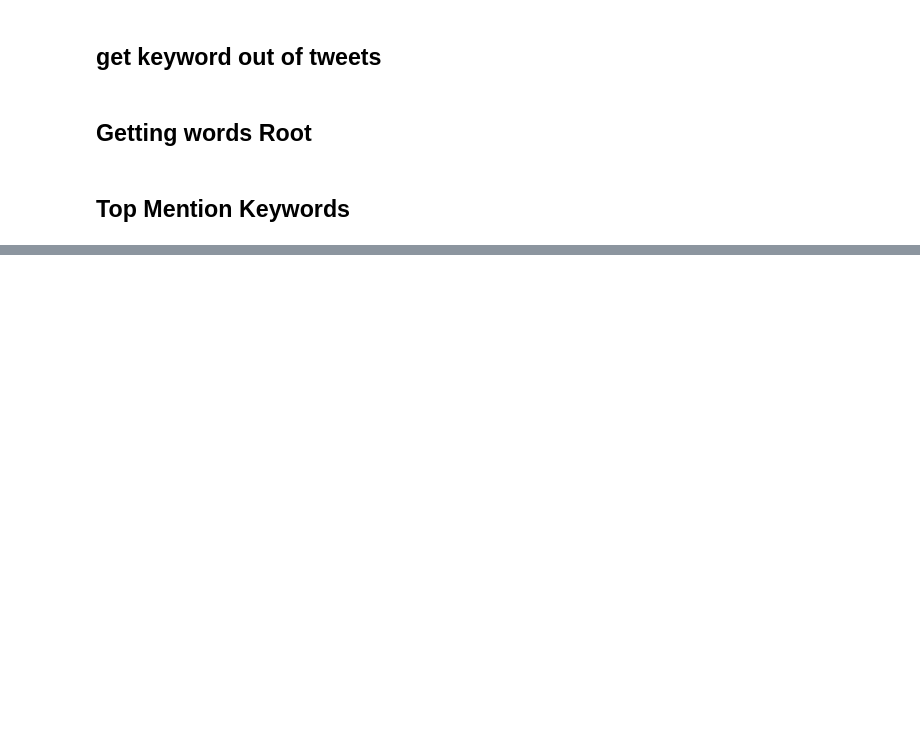
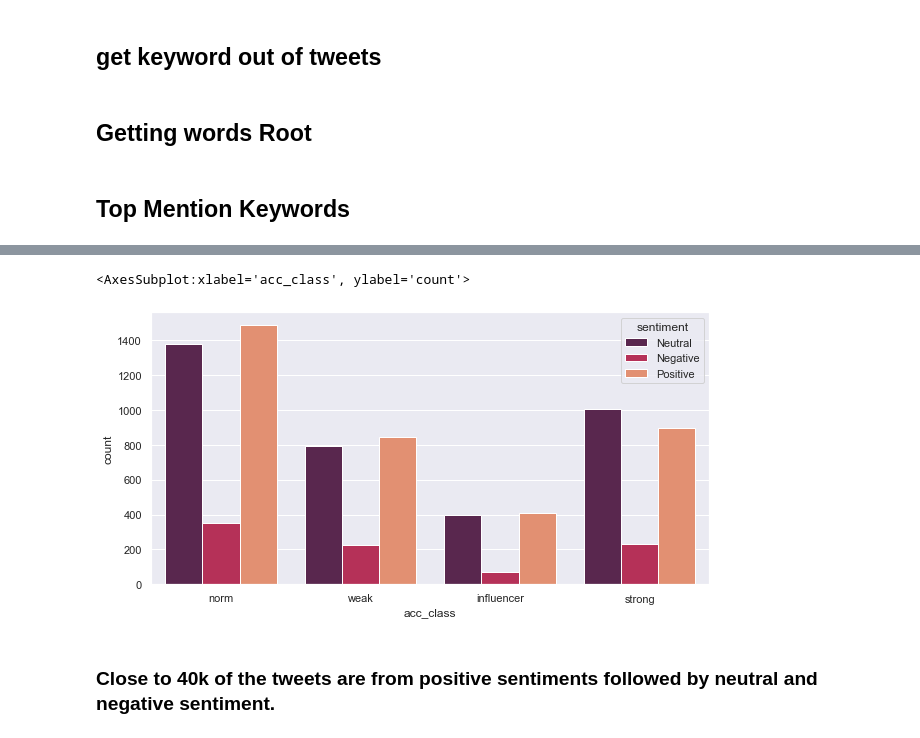
Before and after one commit to prashant5698/sentiment-prediction-pfizer-DA--300, a Jupyter notebook: notebook.ipynb, the cells around one changed output, grey strips where cells are left out. Saved outputs shown, nothing was run; the diff lists cells and outputs as text; code cells hidden in the pictures; blank space fills up the shorter version.

Commit message:
notebook analysis complete

```diff
--- a/notebook.ipynb
+++ b/notebook.ipynb
@@ -513,0 +627,3 @@ OSError: [E050] Can't find model 'en_core_web_lg'. It doesn't seem to be a Pytho
+# %%
+features=tweets.values
+features
@@ -513,0 +684,3 @@ OSError: [E050] Can't find model 'en_core_web_lg'. It doesn't seem to be a Pytho
+# %%
+df3=pd.DataFrame()
+df3['Tweets']=processed_features
@@ -513,0 +699,18 @@ OSError: [E050] Can't find model 'en_core_web_lg'. It doesn't seem to be a Pytho
+# %%
+from textblob import TextBlob
+from wordcloud import WordCloud
+# Create a function to get the subjectivity
+def getSubjectivity(text):
+   return TextBlob(text).sentiment.subjectivity
+
+# Create a function to get the polarity
+def getPolarity(text):
+   return  TextBlob(text).sentiment.polarity
+
+
+# Create two new columns 'Subjectivity' & 'Polarity'
+df3['Subjectivity'] = df3['Tweets'].apply(getSubjectivity)
+df3['Polarity'] = df3['Tweets'].apply(getPolarity)
+
+# Show the new dataframe with columns 'Subjectivity' & 'Polarity'
+df3
@@ -513,0 +733,11 @@ OSError: [E050] Can't find model 'en_core_web_lg'. It doesn't seem to be a Pytho
+# %%
+# Create a function to compute negative (-1), neutral (0) and positive (+1) analysis
+def getAnalysis(score):
+ if score < 0:
+  return 'Negative'
+ elif score == 0:
+  return 'Neutral'
+ else:
+  return 'Positive'
+df3['Analysis'] = df3['Polarity'].apply(getAnalysis)
+df3
@@ -513,0 +773,9 @@ OSError: [E050] Can't find model 'en_core_web_lg'. It doesn't seem to be a Pytho
+# %%
+df_copy['sentiment'] = df3['Analysis']
+
+plt.figure(figsize=(10,5))
+sns.set(style="darkgrid")
+sns.countplot(x=df_copy['acc_class'],data=df_copy,hue=df_copy['sentiment'],palette="rocket")
+# %% [output]
+<AxesSubplot:xlabel='acc_class', ylabel='count'>
+[figure, added]
@@ -513,0 +787,2 @@ OSError: [E050] Can't find model 'en_core_web_lg'. It doesn't seem to be a Pytho
+# %% [markdown]
+### Close to 40k of the tweets are from positive sentiments followed by neutral and negative sentiment.
```
Also changed, not shown: parts of 32 cells of this notebook.
